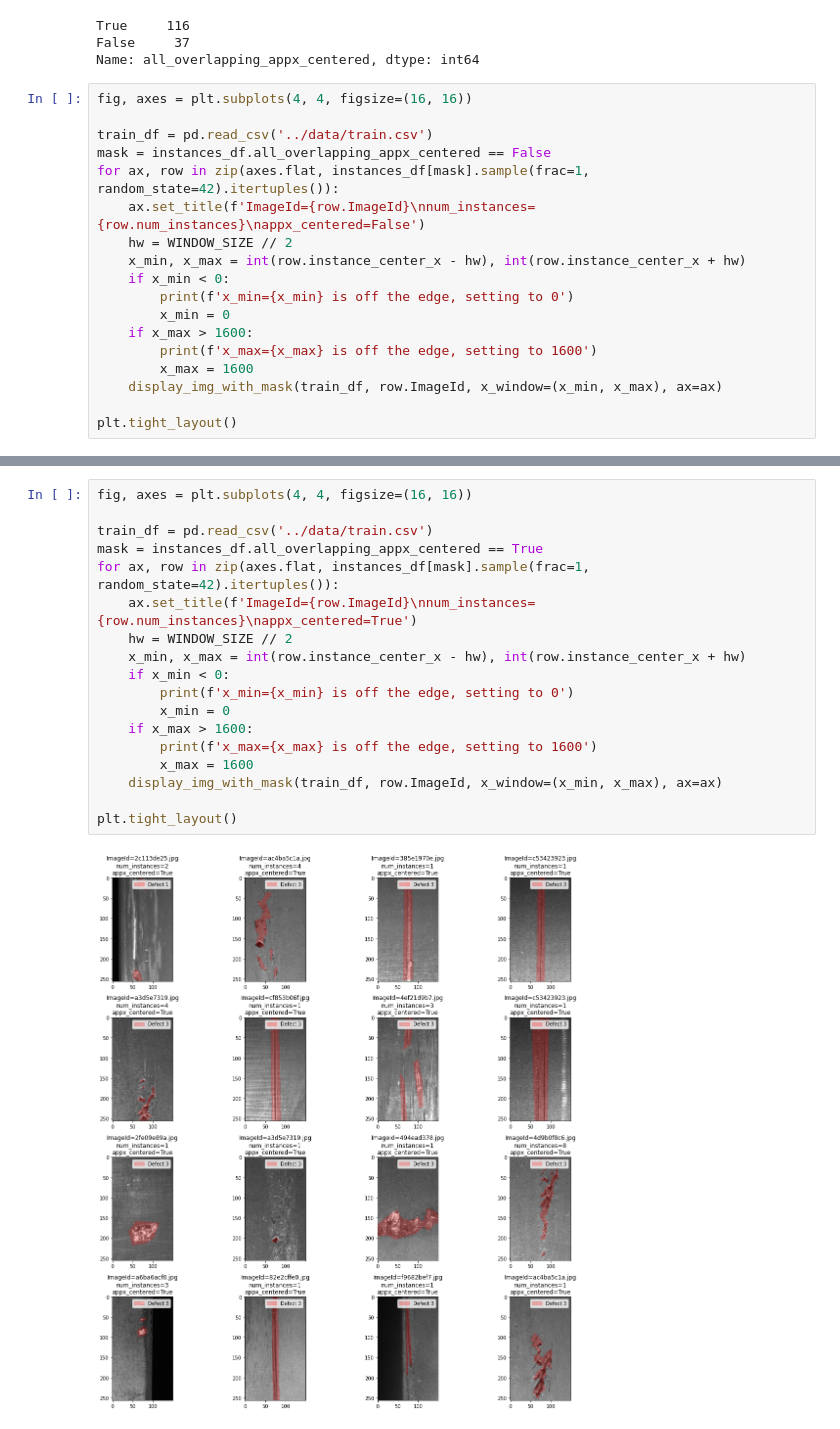
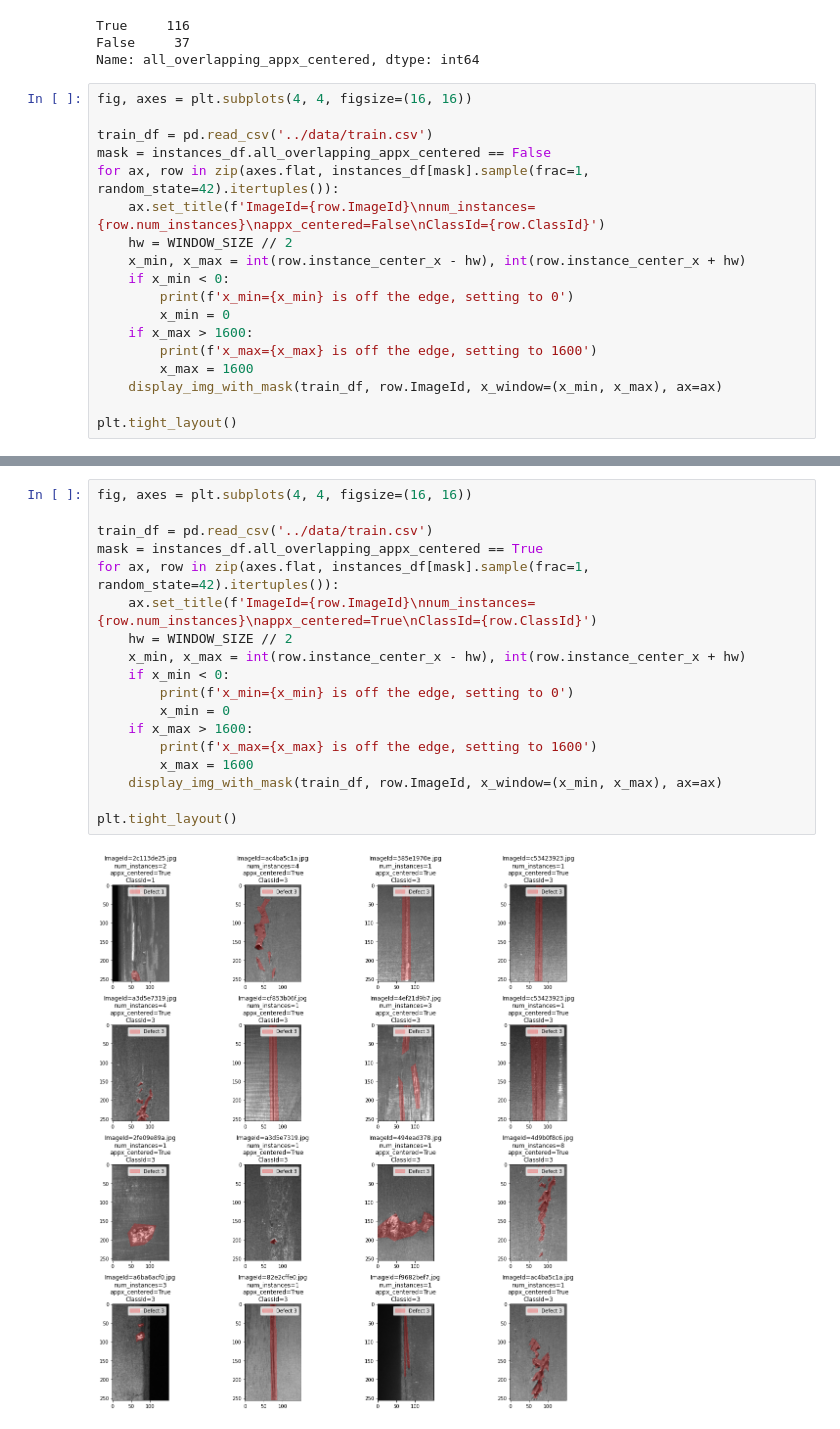
Before and after one commit to fastforwardlabs/synthetic-data-augmentation, a Jupyter notebook: notebooks/2. Instance centering & multiple exclusion.ipynb, the cells around one changed output, grey strips where cells are left out. Drawn from its saved outputs; the diff is of its cells as text.

```diff
--- a/notebooks/2. Instance centering & multiple exclusion.ipynb
+++ b/notebooks/2. Instance centering & multiple exclusion.ipynb
@@ -156,7 +156,7 @@ fig, axes = plt.subplots(4, 4, figsize=(16, 16))
 train_df = pd.read_csv('../data/train.csv')
 mask = instances_df.all_overlapping_appx_centered == False
 for ax, row in zip(axes.flat, instances_df[mask].sample(frac=1, random_state=42).itertuples()):
-    ax.set_title(f'ImageId={row.ImageId}\nnum_instances={row.num_instances}\nappx_centered=False')
+    ax.set_title(f'ImageId={row.ImageId}\nnum_instances={row.num_instances}\nappx_centered=False\nClassId={row.ClassId}')
     hw = WINDOW_SIZE // 2
     x_min, x_max = int(row.instance_center_x - hw), int(row.instance_center_x + hw)
     if x_min < 0:
@@ -173,23 +173,23 @@ plt.tight_layout()
 # %%
 fig, axes = plt.subplots(4, 4, figsize=(16, 16))
 
 train_df = pd.read_csv('../data/train.csv')
 mask = instances_df.all_overlapping_appx_centered == True
 for ax, row in zip(axes.flat, instances_df[mask].sample(frac=1, random_state=42).itertuples()):
-    ax.set_title(f'ImageId={row.ImageId}\nnum_instances={row.num_instances}\nappx_centered=True')
+    ax.set_title(f'ImageId={row.ImageId}\nnum_instances={row.num_instances}\nappx_centered=True\nClassId={row.ClassId}')
     hw = WINDOW_SIZE // 2
     x_min, x_max = int(row.instance_center_x - hw), int(row.instance_center_x + hw)
     if x_min < 0:
         print(f'x_min={x_min} is off the edge, setting to 0')
         x_min = 0
     if x_max > 1600:
         print(f'x_max={x_max} is off the edge, setting to 1600')
         x_max = 1600
     display_img_with_mask(train_df, row.ImageId, x_window=(x_min, x_max), ax=ax)
 
 plt.tight_layout()
 # %% [output]
-[figure, old version]
+[figure, new version]
 # %%
 instances_df[instances_df.all_overlapping_appx_centered].describe()
 # %% [output]
```
Also changed, not shown: parts of 7 cells of this notebook, 2 other files.
